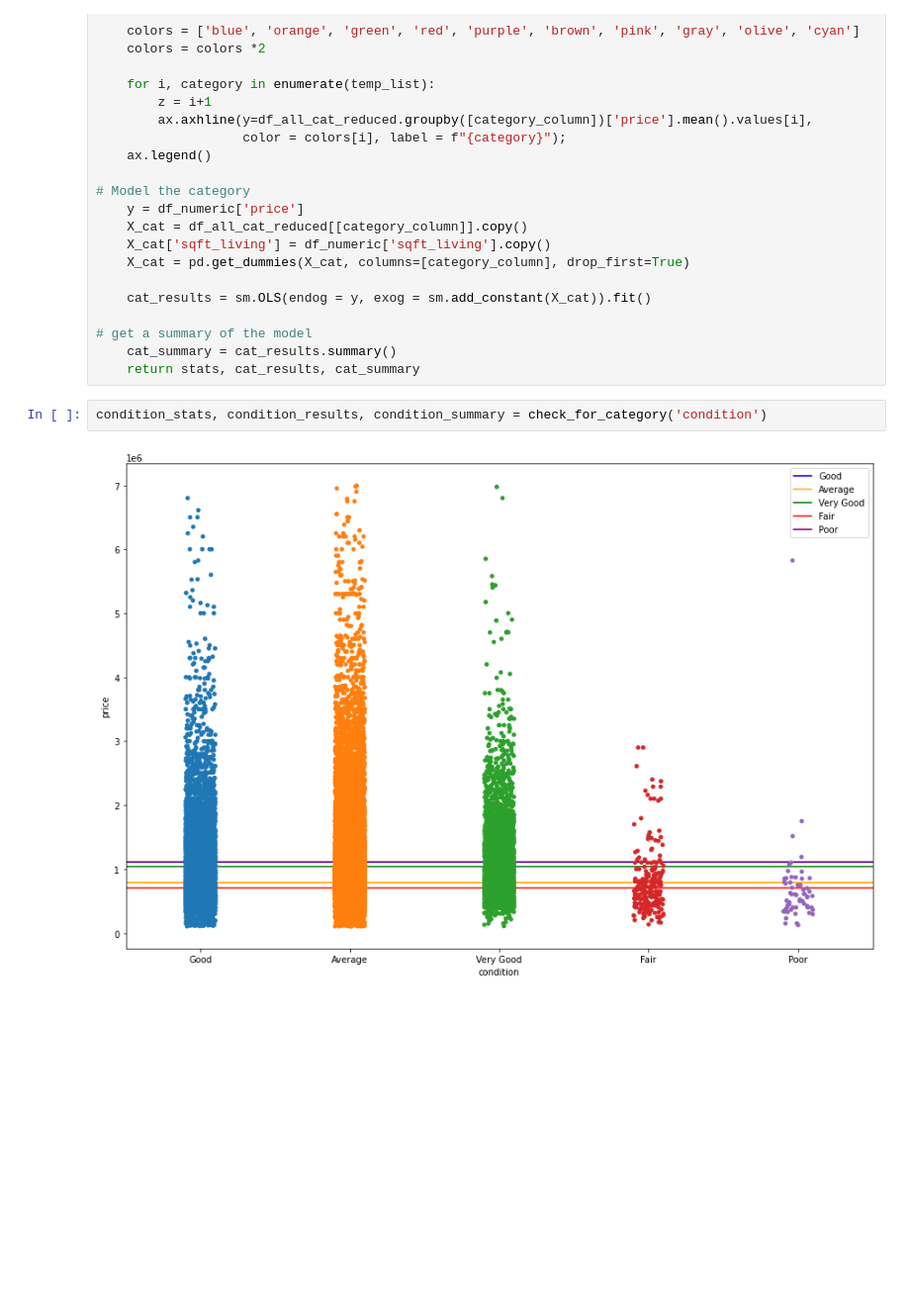
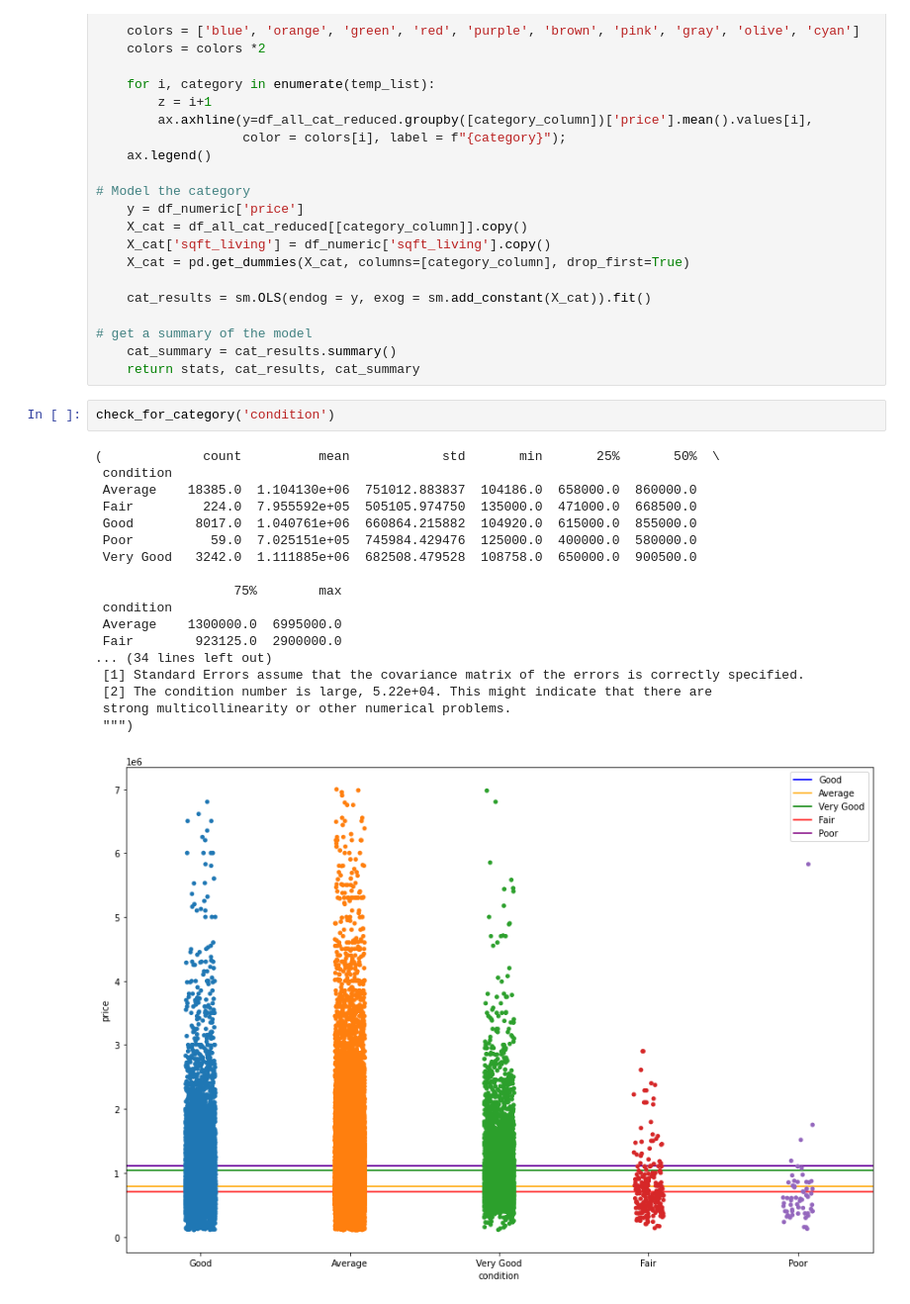
Before and after one commit to mduncan23/King-County-Real-Estate-Analysis, a Jupyter notebook: Main Project Workbook.ipynb, the cells around one changed output. Shown at 99% size. Cells and saved outputs as stored; diff of their text form; blank space fills up the shorter version.

```diff
--- a/Main Project Workbook.ipynb
+++ b/Main Project Workbook.ipynb
@@ -365,7 +321,24 @@ def check_for_category(category_column):
 # get a summary of the model
     cat_summary = cat_results.summary()
     return stats, cat_results, cat_summary
-# %%
-condition_stats, condition_results, condition_summary = check_for_category('condition')
-# %% [output]
-[figure, removed]
+# %%
+check_for_category('condition')
+# %% [output]
+(             count          mean            std       min       25%       50%  \
+ condition
+ Average    18385.0  1.104130e+06  751012.883837  104186.0  658000.0  860000.0
+ Fair         224.0  7.955592e+05  505105.974750  135000.0  471000.0  668500.0
+ Good        8017.0  1.040761e+06  660864.215882  104920.0  615000.0  855000.0
+ Poor          59.0  7.025151e+05  745984.429476  125000.0  400000.0  580000.0
+ Very Good   3242.0  1.111885e+06  682508.479528  108758.0  650000.0  900500.0
+
+                  75%        max
+ condition
+ Average    1300000.0  6995000.0
+ Fair        923125.0  2900000.0
+... (34 lines left out)
+ [1] Standard Errors assume that the covariance matrix of the errors is correctly specified.
+ [2] The condition number is large, 5.22e+04. This might indicate that there are
+ strong multicollinearity or other numerical problems.
+ """)
+[figure, added]
```
Also changed, not shown: parts of 6 cells of this notebook, 3 other files.
